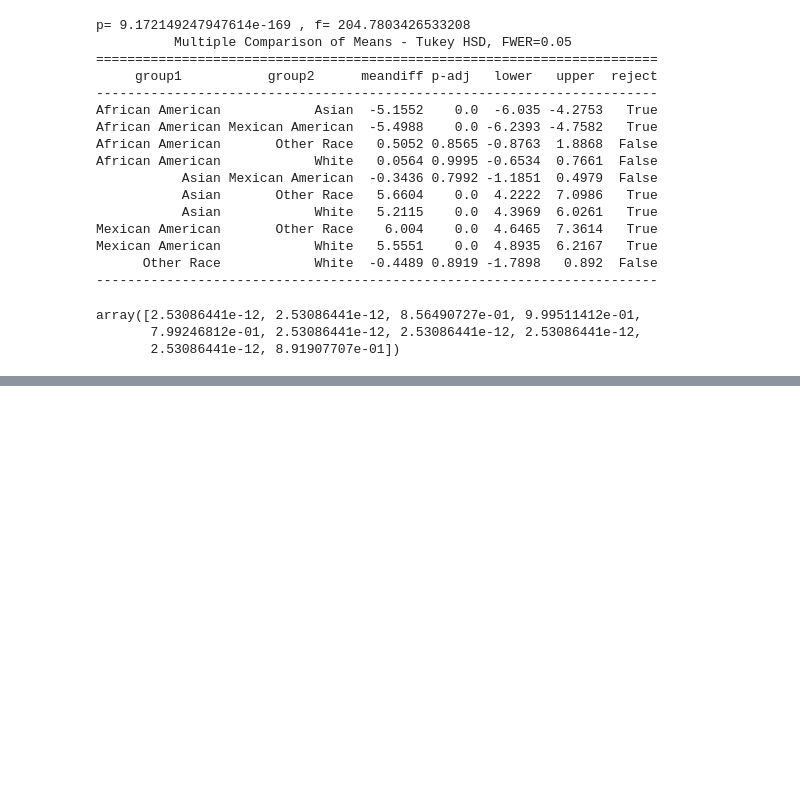
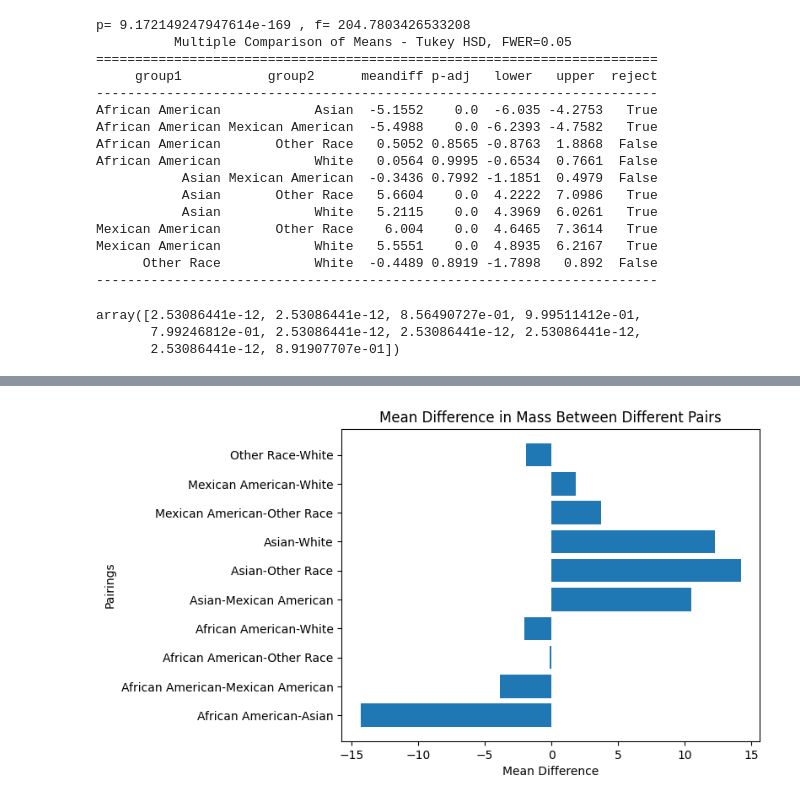
Before and after one commit to aleks111sh/data-science-healthcare-AH, a Jupyter notebook: Data_Science_Healthcare_Dataset.ipynb, the cells around one changed output, grey strips where cells are left out. Drawn from its saved outputs; the diff is of its cells as text; code cells hidden in the pictures; blank space fills up the shorter version.

```diff
--- a/Data_Science_Healthcare_Dataset.ipynb
+++ b/Data_Science_Healthcare_Dataset.ipynb
@@ -446,0 +464,5 @@ array([2.53086441e-12, 2.53086441e-12, 8.56490727e-01, 9.99511412e-01,
+# %%
+results_kg = {'Groups': ['African American-Asian','African American-Mexican American','African American-Other Race','African American-White','Asian-Mexican American','Asian-Other Race','Asian-White','Mexican American-Other Race','Mexican American-White','Other Race-White'],
+               'MeanDifference': [-14.3171, -3.8543, -0.1281, -2.0579, 10.4628, 14.189, 12.2592, 3.7263, 1.7965, -1.9298]}
+df_kg = pd.DataFrame(results_kg)
+df_kg.head(10)
@@ -446,0 +508,8 @@ array([2.53086441e-12, 2.53086441e-12, 8.56490727e-01, 9.99511412e-01,
+# %%
+plt.barh(df_kg['Groups'],df_kg['MeanDifference'])
+plt.title('Mean Difference in Mass Between Different Pairs')
+plt.xlabel('Mean Difference')
+plt.ylabel('Pairings')
+plt.show()
+# %% [output]
+[figure, added]
```
Also changed, not shown: parts of 5 cells of this notebook.
